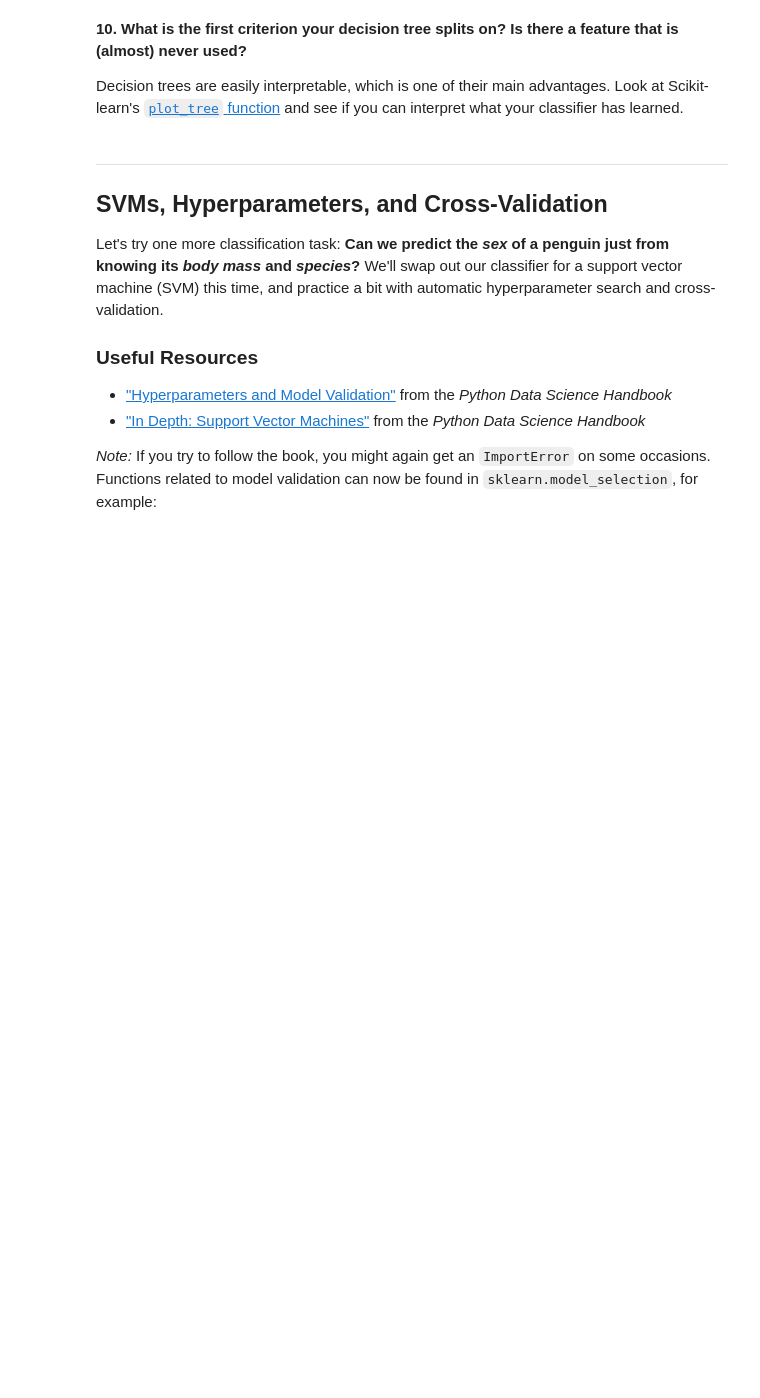
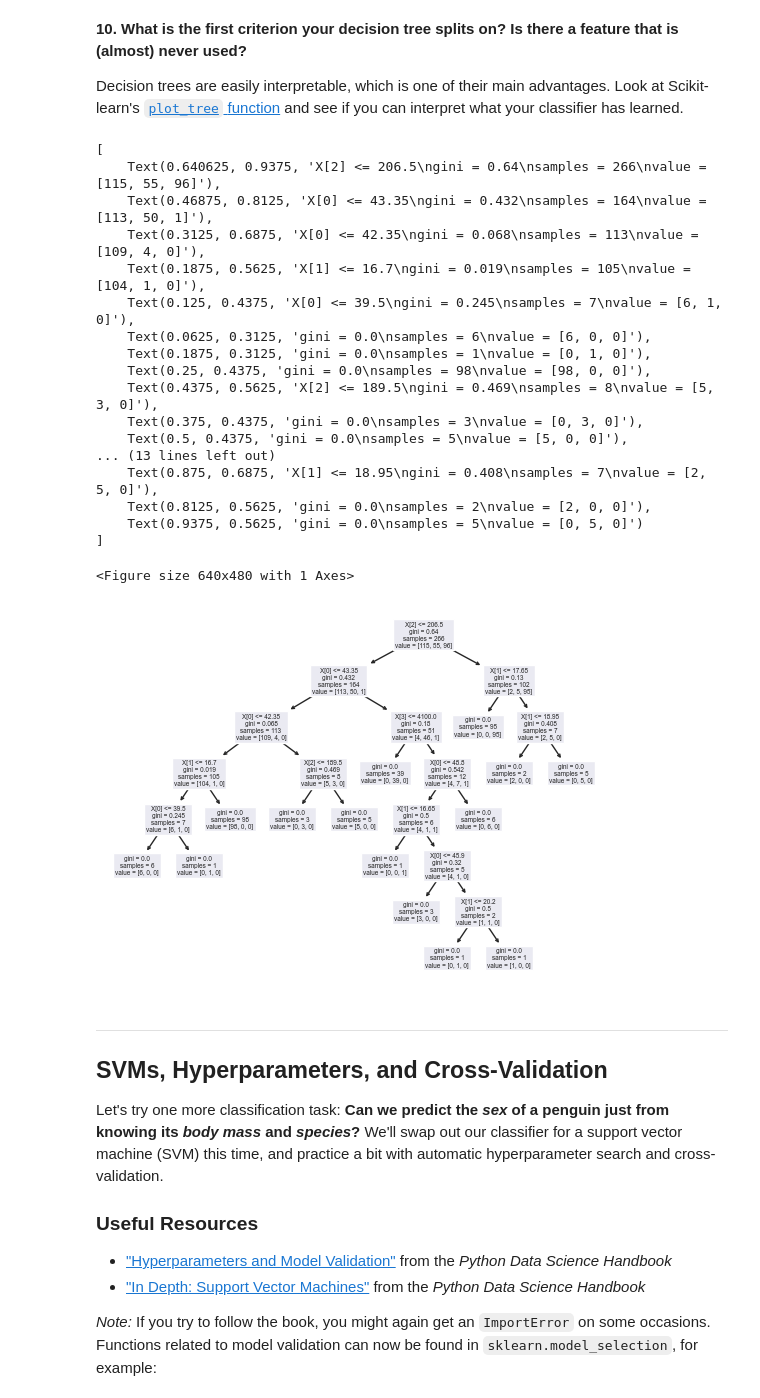
Before and after one commit to MarrisSparrisNilsson/DSP_exercises, a Jupyter notebook: Python_dsp/Exercise 4 - Machine Learning with scikit learn/04_Machine_Learning.ipynb, the cells around one changed output. Cells and saved outputs as stored; diff of their text form; code cells hidden in the pictures; blank space fills up the shorter version.

```diff
--- a/Python_dsp/Exercise 4 - Machine Learning with scikit learn/04_Machine_Learning.ipynb
+++ b/Python_dsp/Exercise 4 - Machine Learning with scikit learn/04_Machine_Learning.ipynb
@@ -212,5 +383,29 @@ Decision trees are easily interpretable, which is one of their main advantages.
 # %%
 # YOUR CODE HERE
+from sklearn import tree
+
+tree.plot_tree(tree_clf)
+# visualize_classifier(tree_clf, X_test, y_test)
+# %% [output]
+[
+    Text(0.640625, 0.9375, 'X[2] <= 206.5\ngini = 0.64\nsamples = 266\nvalue = [115, 55, 96]'),
+    Text(0.46875, 0.8125, 'X[0] <= 43.35\ngini = 0.432\nsamples = 164\nvalue = [113, 50, 1]'),
+    Text(0.3125, 0.6875, 'X[0] <= 42.35\ngini = 0.068\nsamples = 113\nvalue = [109, 4, 0]'),
+    Text(0.1875, 0.5625, 'X[1] <= 16.7\ngini = 0.019\nsamples = 105\nvalue = [104, 1, 0]'),
+    Text(0.125, 0.4375, 'X[0] <= 39.5\ngini = 0.245\nsamples = 7\nvalue = [6, 1, 0]'),
+    Text(0.0625, 0.3125, 'gini = 0.0\nsamples = 6\nvalue = [6, 0, 0]'),
+    Text(0.1875, 0.3125, 'gini = 0.0\nsamples = 1\nvalue = [0, 1, 0]'),
+    Text(0.25, 0.4375, 'gini = 0.0\nsamples = 98\nvalue = [98, 0, 0]'),
+    Text(0.4375, 0.5625, 'X[2] <= 189.5\ngini = 0.469\nsamples = 8\nvalue = [5, 3, 0]'),
+    Text(0.375, 0.4375, 'gini = 0.0\nsamples = 3\nvalue = [0, 3, 0]'),
+    Text(0.5, 0.4375, 'gini = 0.0\nsamples = 5\nvalue = [5, 0, 0]'),
+... (13 lines left out)
+    Text(0.875, 0.6875, 'X[1] <= 18.95\ngini = 0.408\nsamples = 7\nvalue = [2, 5, 0]'),
+    Text(0.8125, 0.5625, 'gini = 0.0\nsamples = 2\nvalue = [2, 0, 0]'),
+    Text(0.9375, 0.5625, 'gini = 0.0\nsamples = 5\nvalue = [0, 5, 0]')
+]
+<Figure size 640x480 with 1 Axes>
+[figure, added]
 # %% [markdown]
 - - -
 ## SVMs, Hyperparameters, and Cross-Validation
```
Also changed, not shown: parts of 14 cells of this notebook.
